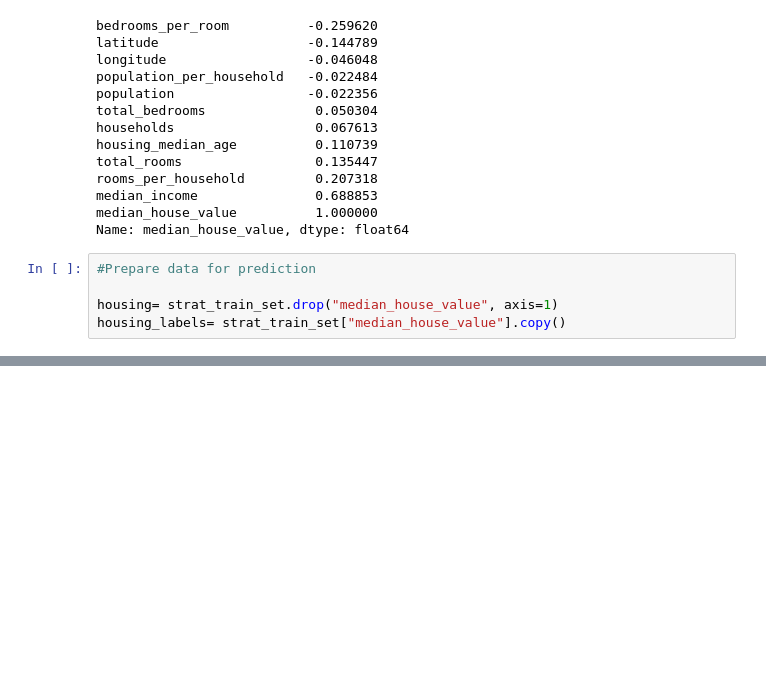
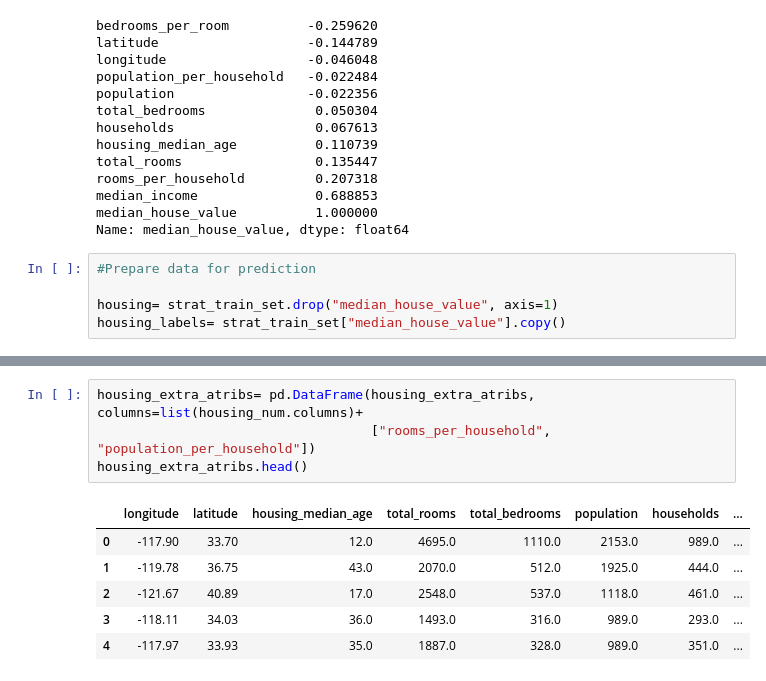
Before and after one commit to CrookedNoob/Scikit-Learn_Tutorial, a Jupyter notebook: Basic_Hands-on_with_sklearn.ipynb, the cells around one changed output, grey strips where cells are left out. Saved outputs shown, nothing was run; the diff lists cells and outputs as text; blank space fills up the shorter version.

```diff
--- a/Basic_Hands-on_with_sklearn.ipynb
+++ b/Basic_Hands-on_with_sklearn.ipynb
@@ -288,0 +470,11 @@ housing_labels= strat_train_set["median_house_value"].copy()
+# %%
+housing_extra_atribs= pd.DataFrame(housing_extra_atribs, columns=list(housing_num.columns)+
+                                   ["rooms_per_household", "population_per_household"])
+housing_extra_atribs.head()
+# %% [output]
+|  | longitude | latitude | housing_median_age | total_rooms | total_bedrooms | population | households | ... |
+| 0 | -117.90 | 33.70 | 12.0 | 4695.0 | 1110.0 | 2153.0 | 989.0 | ... |
+| 1 | -119.78 | 36.75 | 43.0 | 2070.0 | 512.0 | 1925.0 | 444.0 | ... |
+| 2 | -121.67 | 40.89 | 17.0 | 2548.0 | 537.0 | 1118.0 | 461.0 | ... |
+| 3 | -118.11 | 34.03 | 36.0 | 1493.0 | 316.0 | 989.0 | 293.0 | ... |
+| 4 | -117.97 | 33.93 | 35.0 | 1887.0 | 328.0 | 989.0 | 351.0 | ... |
```
Also changed, not shown: parts of 23 cells of this notebook.
